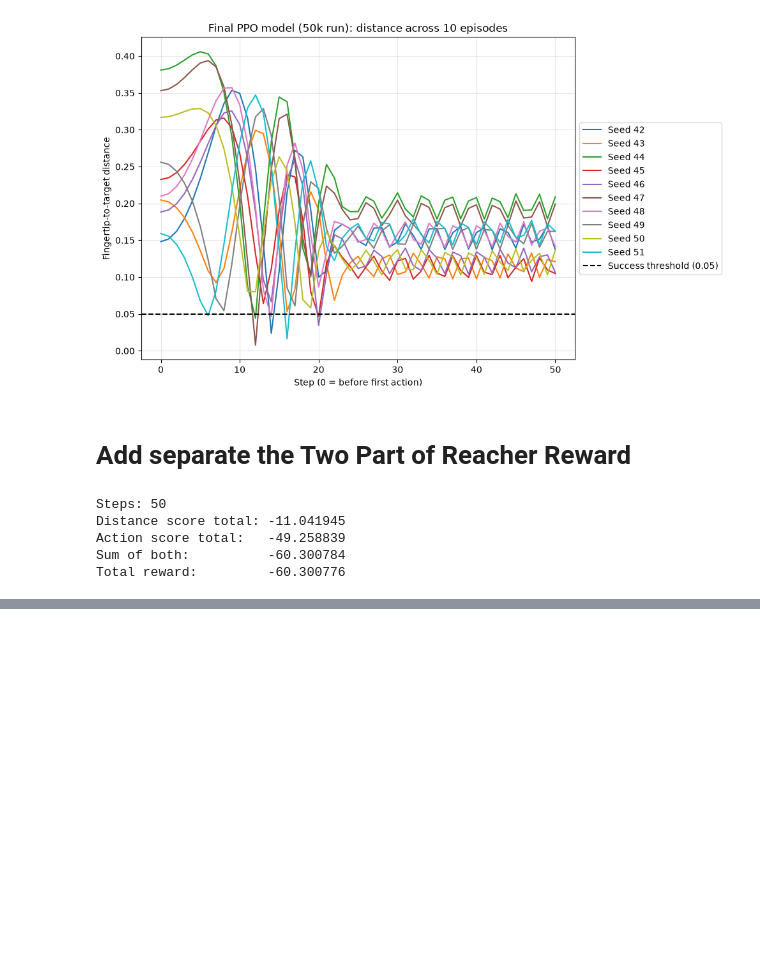
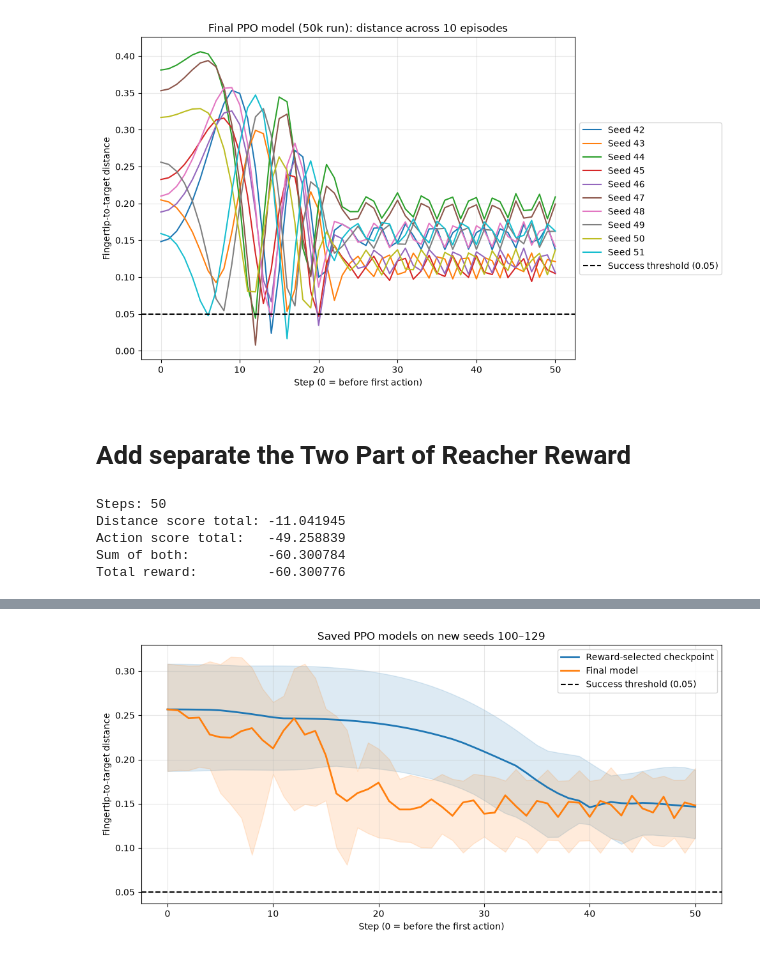
Before and after one commit to Fahlevi20/Reacher-first-control-and-RL-experiment, a Jupyter notebook: notebook.ipynb, the cells around one changed output, grey strips where cells are left out. Cells and saved outputs as stored; diff of their text form; code cells hidden in the pictures; blank space fills up the shorter version.

```diff
--- a/notebook.ipynb
+++ b/notebook.ipynb
@@ -947,0 +950,92 @@ Total reward:         -60.300776
+# %%
+from pathlib import Path
+
+import gymnasium as gym
+import matplotlib.pyplot as plt
+import numpy as np
+from stable_baselines3 import PPO
+
+models = {
+    "Reward-selected checkpoint": Path("ppo_reacher_checkpoints/best_model.zip"),
+    "Final model": Path("ppo_reacher_final_50k.zip"),
+}
+new_seeds = range(100, 130)
+threshold = 0.05
+trajectories = {}
+
+for name, path in models.items():
+    if not path.exists():
+        raise FileNotFoundError(path.resolve())
+
+    model = PPO.load(str(path))
+    env = gym.make("Reacher-v5", render_mode="human")
+    successes = 0
+    trajectories[name] = []
+
+    print(f"\n{name}")
+    print(
+        "Seed | Closest | Final | Steps within 0.05 | "
+        "Distance reward | Action reward | Total reward"
+    )
+
+    try:
+        for seed in new_seeds:
+            observation, _ = env.reset(seed=seed)
+            distances = [float(np.linalg.norm(observation[8:10]))]
+            distance_reward = 0.0
+            action_reward = 0.0
+            total_reward = 0.0
+            terminated = truncated = False
+
+            while not (terminated or truncated):
+                action, _ = model.predict(observation, deterministic=True)
+                observation, reward, terminated, truncated, info = env.step(action)
+
+                distances.append(float(np.linalg.norm(observation[8:10])))
+                distance_reward += info["reward_dist"]
+                action_reward += info["reward_ctrl"]
+                total_reward += reward
+
+            trajectories[name].append(distances)
+            closest = min(distances)
+            successes += int(closest <= threshold)
+            steps_within = sum(d <= threshold for d in distances[1:])
+
+            print(
+                f"{seed:4d} | {closest:.6f} | {distances[-1]:.6f} "
+                f"| {steps_within:16d} | {distance_reward:15.6f} "
+                f"| {action_reward:13.6f} | {total_reward:12.6f}"
+            )
+    finally:
+        env.close()
+
+    print(f"Provisional successes: {successes}/{len(new_seeds)}")
+
+# Plot the median distance at each step; shading shows the middle 50% of episodes.
+fig, ax = plt.subplots(figsize=(10, 5))
+
+for name, episode_distances in trajectories.items():
+    distances_by_step = np.asarray(episode_distances)
+    steps = np.arange(distances_by_step.shape[1])
+
+    median = np.median(distances_by_step, axis=0)
+    lower = np.percentile(distances_by_step, 25, axis=0)
+    upper = np.percentile(distances_by_step, 75, axis=0)
+
+    line, = ax.plot(steps, median, label=name, linewidth=2)
+    ax.fill_between(steps, lower, upper, color=line.get_color(), alpha=0.15)
+
+ax.axhline(
+    threshold, color="black", linestyle="--",
+    linewidth=1.5, label="Success threshold (0.05)"
+)
+ax.set(
+    title="Saved PPO models on new seeds 100–129",
+    xlabel="Step (0 = before the first action)",
+    ylabel="Fingertip-to-target distance",
+)
+ax.grid(alpha=0.3)
+ax.legend()
+fig.tight_layout()
+plt.show()
+# %% [output]
@@ -947,0 +1059 @@ Total reward:         -60.300776
+[figure, added]
```
Also changed, not shown: parts of 2 cells of this notebook.
